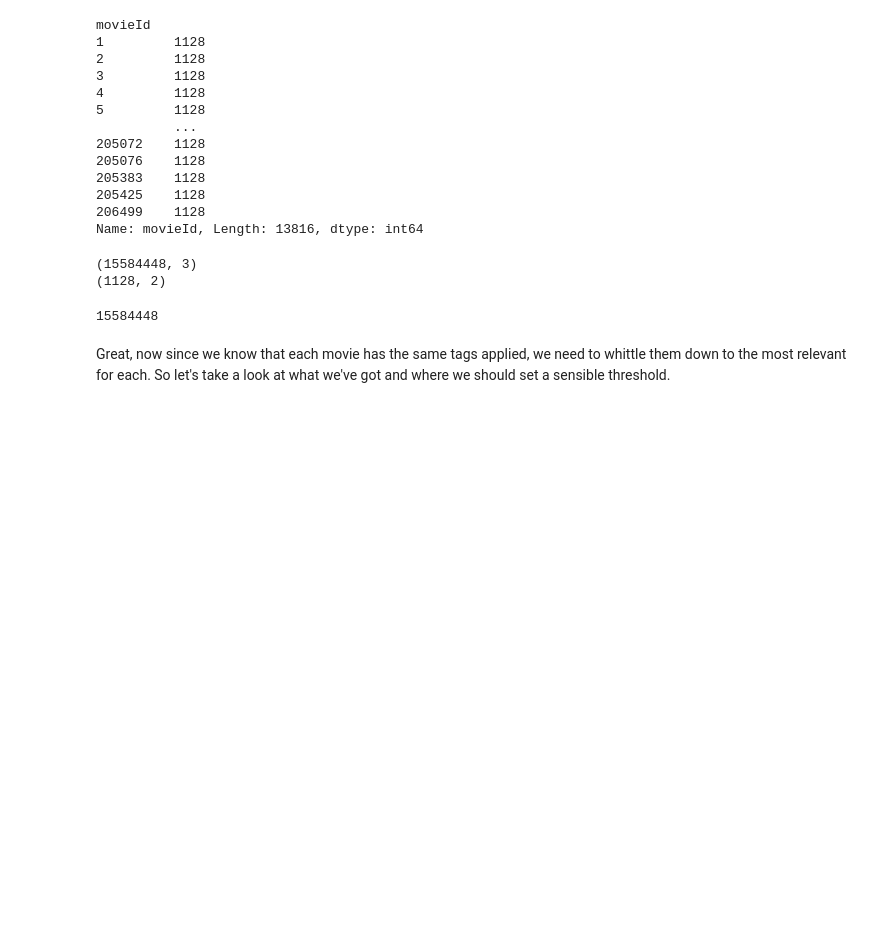
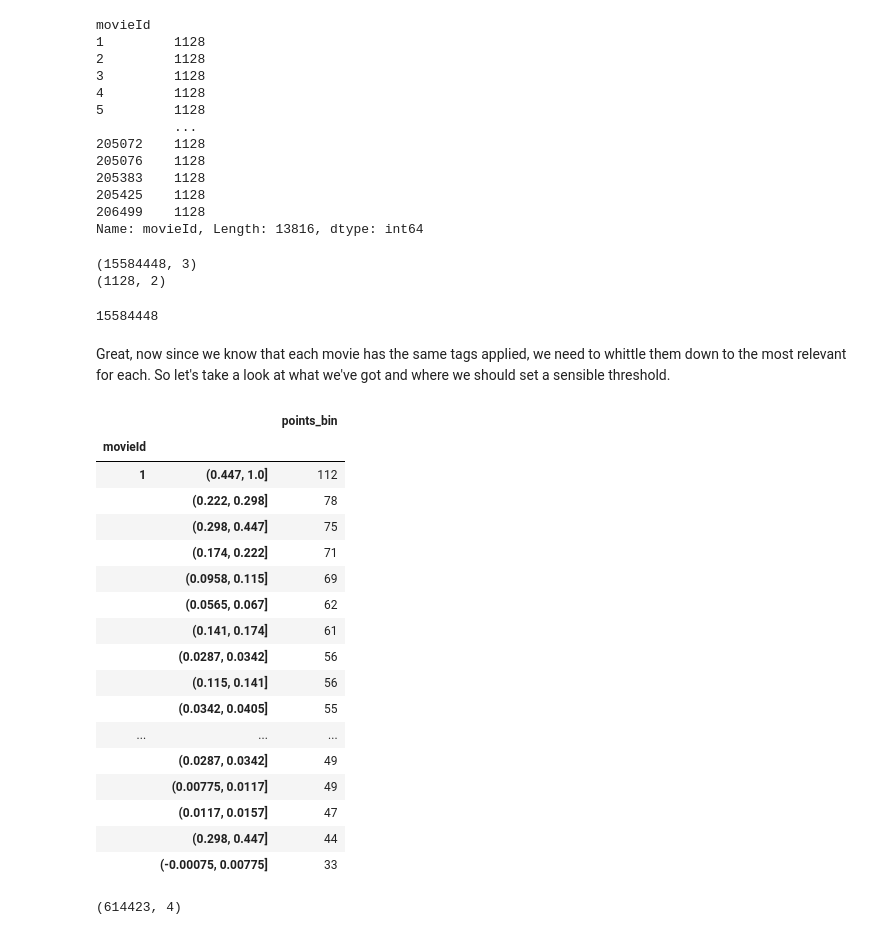
Before and after one commit to jh2048/movie_recommender, a Jupyter notebook: notebooks/collaborative_recommender.ipynb, the cells around one changed output. Saved outputs shown, nothing was run; the diff lists cells and outputs as text; code cells hidden in the pictures; blank space fills up the shorter version.

```diff
--- a/notebooks/collaborative_recommender.ipynb
+++ b/notebooks/collaborative_recommender.ipynb
@@ -210 +217,28 @@ g_scores_df['points_bin'] = pd.cut(g_scores_df['relevance'], bins=[0, .2, .4, .6
 agg_g_scores_df = g_scores_df.groupby('movieId')['points_bin'].value_counts().to_frame()
+# %%
+agg_g_scores_df.head(40)
+# %% [output]
+|  |  | points_bin |
+| movieId |  |  |
+| 1 | (0.447, 1.0] | 112 |
+|  | (0.222, 0.298] | 78 |
+|  | (0.298, 0.447] | 75 |
+|  | (0.174, 0.222] | 71 |
+|  | (0.0958, 0.115] | 69 |
+|  | (0.0565, 0.067] | 62 |
+|  | (0.141, 0.174] | 61 |
+|  | (0.0287, 0.0342] | 56 |
+|  | (0.115, 0.141] | 56 |
+|  | (0.0342, 0.0405] | 55 |
+| ... | ... | ... |
+|  | (0.0287, 0.0342] | 49 |
+|  | (0.00775, 0.0117] | 49 |
+|  | (0.0117, 0.0157] | 47 |
+|  | (0.298, 0.447] | 44 |
+|  | (-0.00075, 0.00775] | 33 |
+# %%
+## Down from 15m to ~ 615,000
+g_scores_df_gt_5 = g_scores_df[g_scores_df['relevance'] > 0.5]
+g_scores_df_gt_5.shape
+# %% [output]
+(614423, 4)
```
Also changed, not shown: parts of 7 cells of this notebook.
